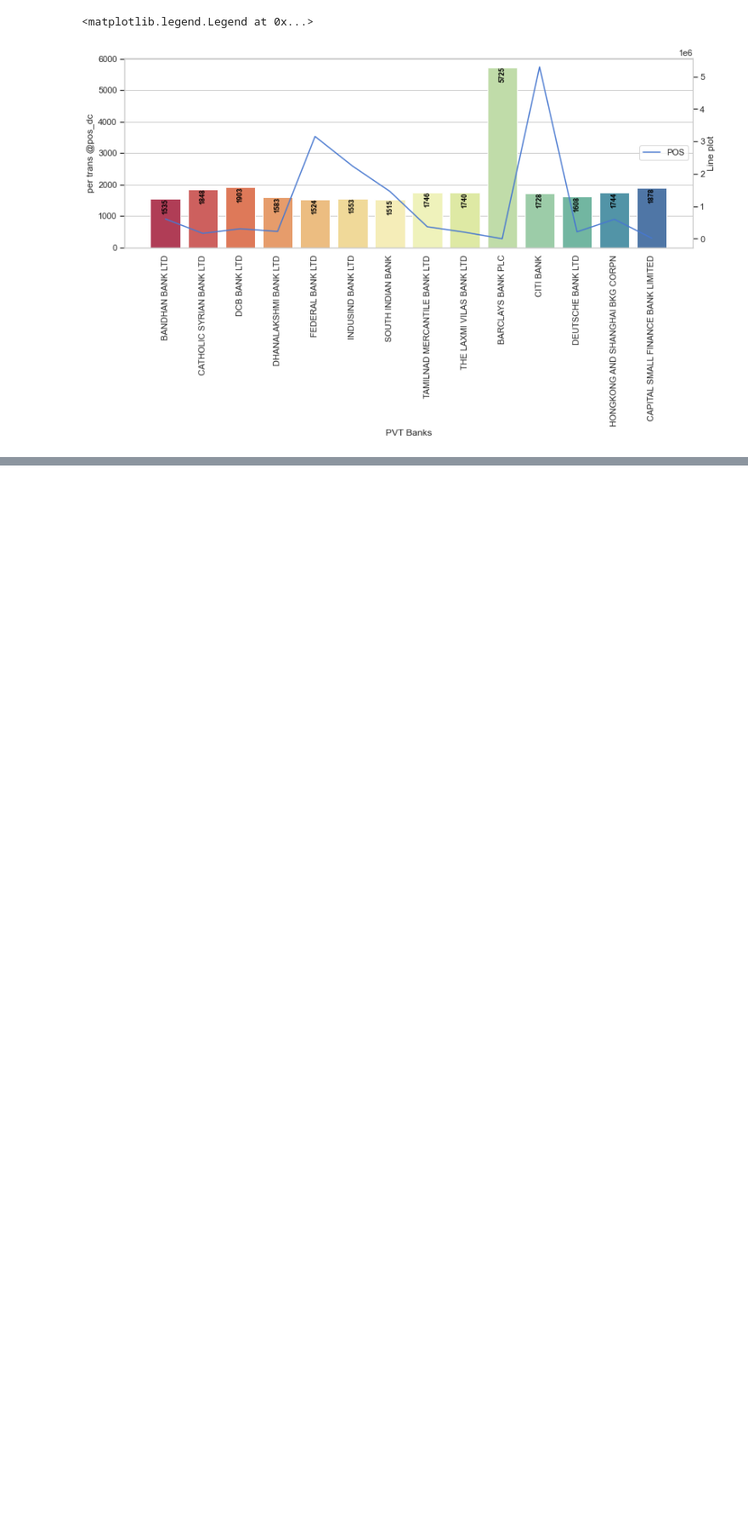
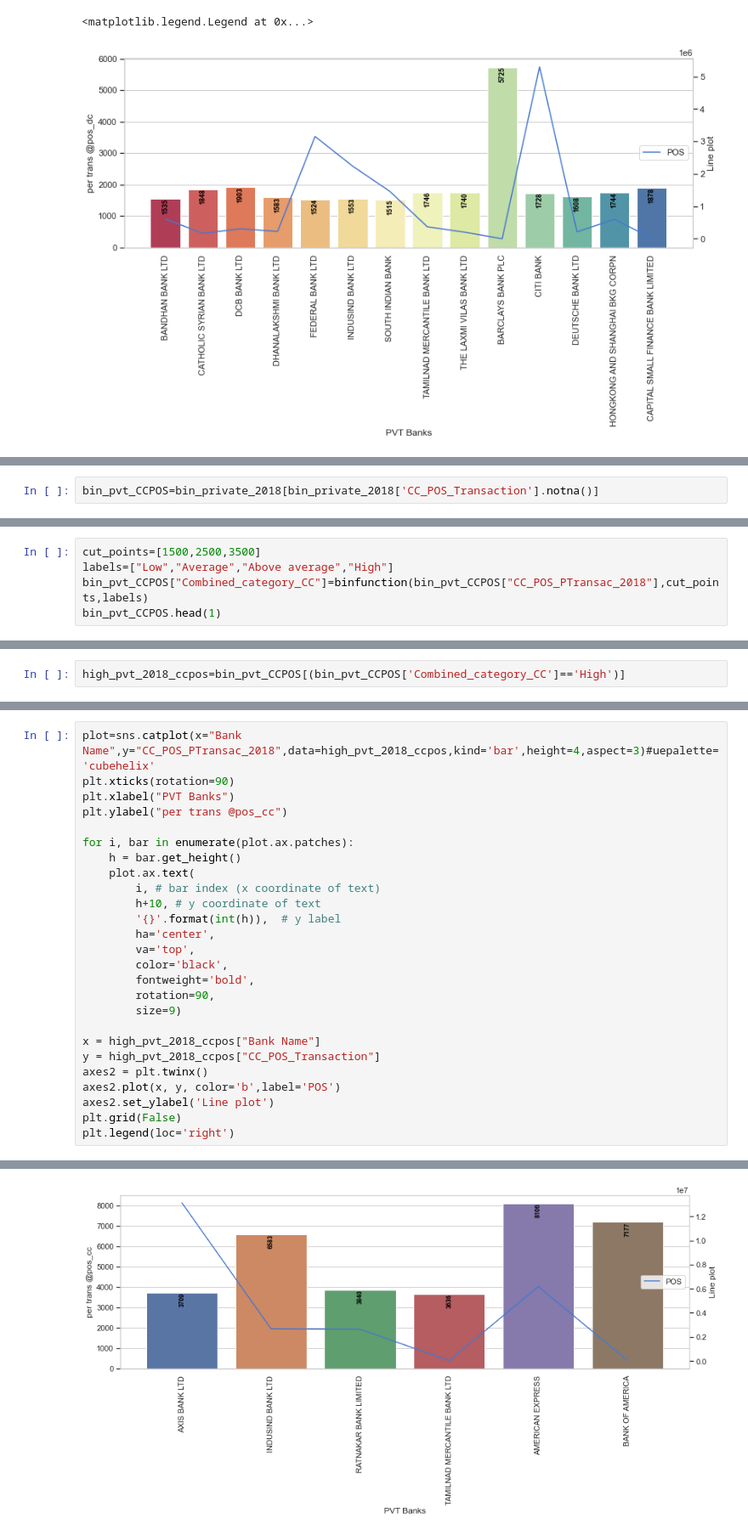
Before and after one commit to amartyasanyal12/Dump_HDFC, a Jupyter notebook: bank.ipynb, the cells around one changed output, grey strips where cells are left out. Shown at 85% size. Cells and saved outputs as stored; diff of their text form; blank space fills up the shorter version.

```diff
--- a/bank.ipynb
+++ b/bank.ipynb
@@ -1479,0 +1504,2 @@ plt.legend(loc='right')
+# %%
+bin_pvt_CCPOS=bin_private_2018[bin_private_2018['CC_POS_Transaction'].notna()]
@@ -1479,0 +1526,5 @@ plt.legend(loc='right')
+# %%
+cut_points=[1500,2500,3500]
+labels=["Low","Average","Above average","High"]
+bin_pvt_CCPOS["Combined_category_CC"]=binfunction(bin_pvt_CCPOS["CC_POS_PTransac_2018"],cut_points,labels)
+bin_pvt_CCPOS.head(1)
@@ -1479,0 +1548,2 @@ plt.legend(loc='right')
+# %%
+high_pvt_2018_ccpos=bin_pvt_CCPOS[(bin_pvt_CCPOS['Combined_category_CC']=='High')]
@@ -1479,0 +1560,27 @@ plt.legend(loc='right')
+# %%
+plot=sns.catplot(x="Bank Name",y="CC_POS_PTransac_2018",data=high_pvt_2018_ccpos,kind='bar',height=4,aspect=3)#uepalette='cubehelix'
+plt.xticks(rotation=90)
+plt.xlabel("PVT Banks")
+plt.ylabel("per trans @pos_cc")
+
+for i, bar in enumerate(plot.ax.patches):
+    h = bar.get_height()
+    plot.ax.text(
+        i, # bar index (x coordinate of text)
+        h+10, # y coordinate of text
+        '{}'.format(int(h)),  # y label
+        ha='center',
+        va='top',
+        color='black',
+        fontweight='bold',
+        rotation=90,
+        size=9)
+
+x = high_pvt_2018_ccpos["Bank Name"]
+y = high_pvt_2018_ccpos["CC_POS_Transaction"]
+axes2 = plt.twinx()
+axes2.plot(x, y, color='b',label='POS')
+axes2.set_ylabel('Line plot')
+plt.grid(False)
+plt.legend(loc='right')
+# %% [output]
@@ -1479,0 +1588 @@ plt.legend(loc='right')
+[figure, added]
```
Also changed, not shown: parts of 53 cells of this notebook.
